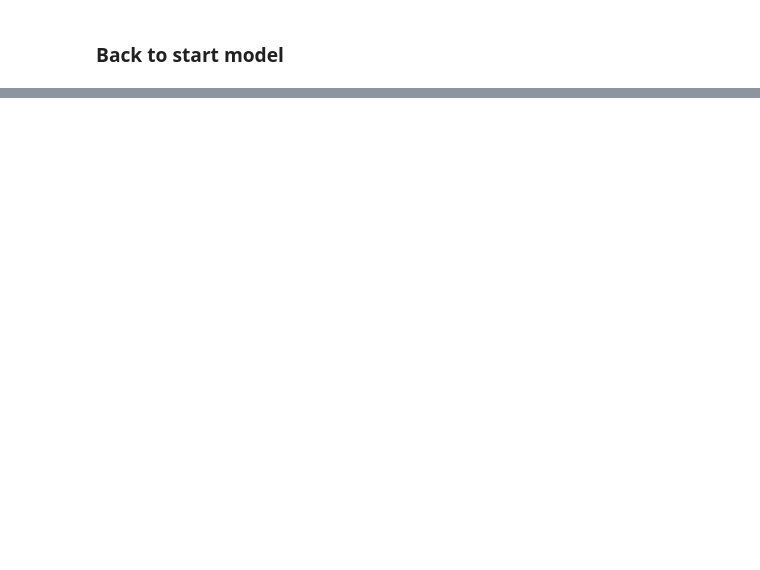
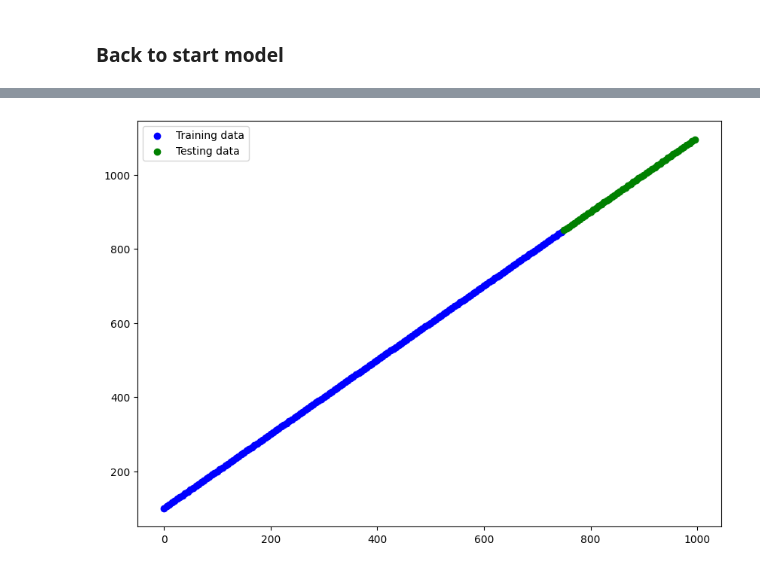
Before and after one commit to KrzysztofKaluza/Tensorflow-Bootcamp, a Jupyter notebook: 02_neural_network_classification.ipynb, the cells around one changed output, grey strips where cells are left out. Saved outputs shown, nothing was run; the diff lists cells and outputs as text; code cells hidden in the pictures; blank space fills up the shorter version.

```diff
--- a/02_neural_network_classification.ipynb
+++ b/02_neural_network_classification.ipynb
@@ -254,0 +357,12 @@ y_pred, y_test
+# %%
+# Test classification_model_4 if can be used as regression
+
+tf.random.set_seed(42)
+
+X_regression = tf.range(0,1000,5)
+y_regression = tf.range(100,1100,5)
+
+X_reg_train = X_regression[:150]
+X_reg_test = X_regression[150:]
+y_reg_train = y_regression[:150]
+y_reg_test = y_regression[150:]
@@ -254,0 +373,11 @@ y_pred, y_test
+# %%
+X_reg_train = tf.reshape(X_reg_train, (150,1))
+y_reg_train = tf.reshape(y_reg_train, (150,1)) # tf.expand_dims(y_reg_train, axis=-1)
+
+
+plt.figure(figsize=(10, 7))
+plt.scatter(X_reg_train, y_reg_train, c="b", label="Training data")
+plt.scatter(X_reg_test, y_reg_test, c="g", label="Testing data")
+plt.legend(); # ; to not show output of matplotlib
+# %% [output]
+[figure, added]
```
Also changed, not shown: parts of 87 cells of this notebook.
